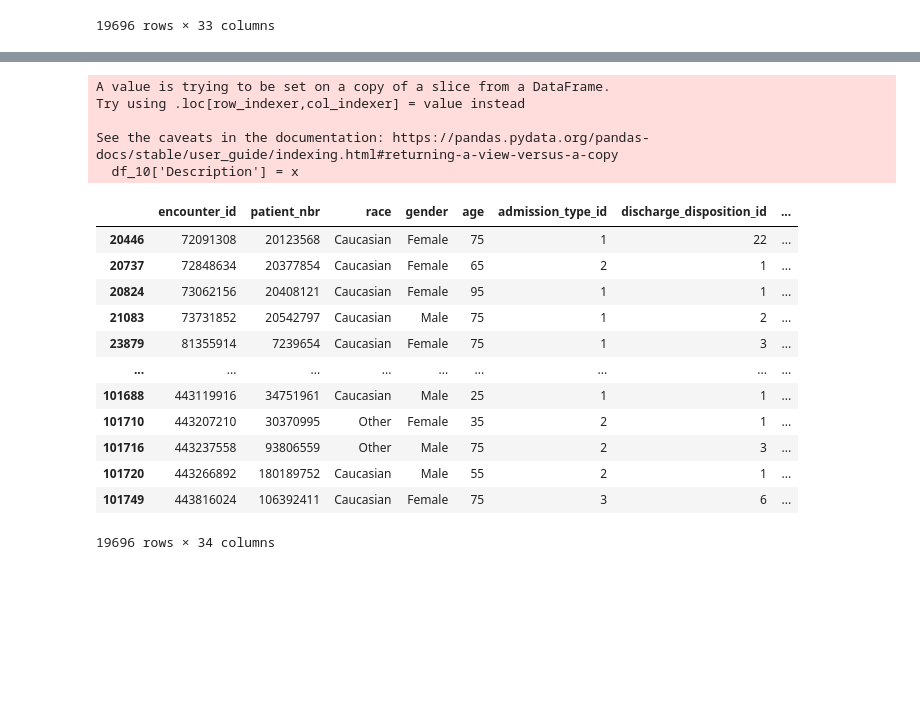
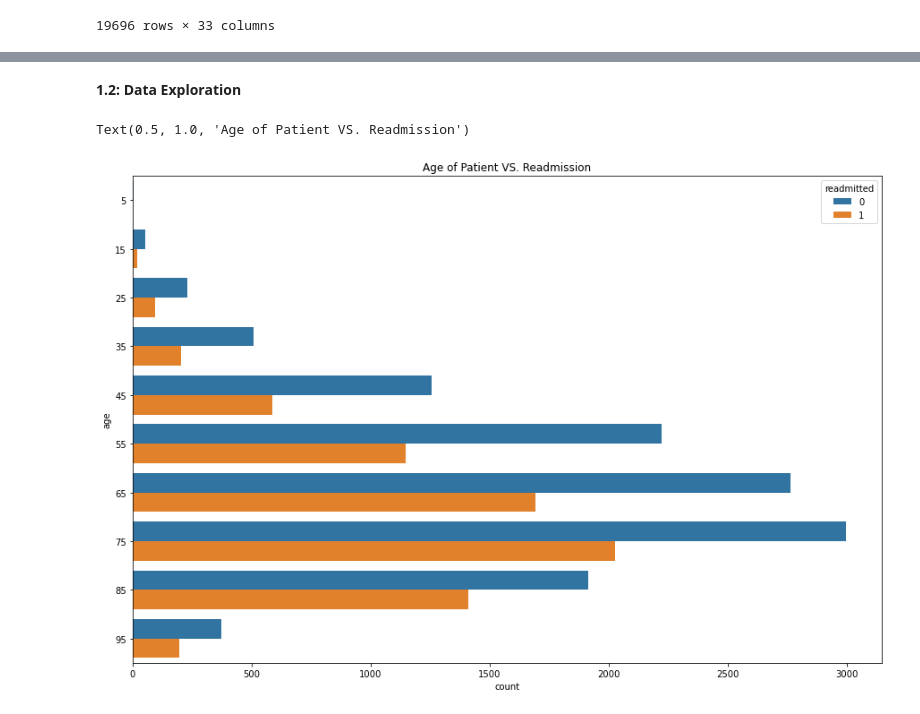
Before and after one commit to sufyaans/bigdata_cw2, a Jupyter notebook: 193_solution.ipynb, the cells around one changed output, grey strips where cells are left out. Saved outputs shown, nothing was run; the diff lists cells and outputs as text; code cells hidden in the pictures; blank space fills up the shorter version.

```diff
--- a/193_solution.ipynb
+++ b/193_solution.ipynb
@@ -292,7 +302,7 @@ df_10.shape
 (19696, 33)
 # %%
 #Data exploration Hint 3
-df_10["readmitted"].replace({"NO": "0", ">30": "1", "<30":"1"}, inplace=True)
+df_10["readmitted"].replace({"NO": 0, ">30": 1, "<30":1}, inplace=True)
 df_10
 # %% [output]
 A value is trying to be set on a copy of a slice from a DataFrame
@@ -342,38 +325 @@ df_13.plot.bar(figsize=(12, 8))
-# %%
-#Combining diabetic_data.csv and icd_codes.csv
-icdCodes.shape
-x = []
-
-for i, row in df_10.iterrows():
-  diag = df_10.diag_1[i]
-  descRow = icdCodes[(icdCodes['ICD_Code'] == diag)]
-  try:
-    desc = descRow['Description'].values[0]
-    x.append(desc)
-  except:
-    x.append("None")
-
-
-df_10['Description'] = x
-
-df_10
-# %% [output]
-A value is trying to be set on a copy of a slice from a DataFrame.
-Try using .loc[row_indexer,col_indexer] = value instead
-
-See the caveats in the documentation: https://pandas.pydata.org/pandas-docs/stable/user_guide/indexing.html#returning-a-view-versus-a-copy
-  df_10['Description'] = x
-|  | encounter_id | patient_nbr | race | gender | age | admission_type_id | discharge_disposition_id | ... |
-| 20446 | 72091308 | 20123568 | Caucasian | Female | 75 | 1 | 22 | ... |
-| 20737 | 72848634 | 20377854 | Caucasian | Female | 65 | 2 | 1 | ... |
-| 20824 | 73062156 | 20408121 | Caucasian | Female | 95 | 1 | 1 | ... |
-| 21083 | 73731852 | 20542797 | Caucasian | Male | 75 | 1 | 2 | ... |
-| 23879 | 81355914 | 7239654 | Caucasian | Female | 75 | 1 | 3 | ... |
-| ... | ... | ... | ... | ... | ... | ... | ... | ... |
-| 101688 | 443119916 | 34751961 | Caucasian | Male | 25 | 1 | 1 | ... |
-| 101710 | 443207210 | 30370995 | Other | Female | 35 | 2 | 1 | ... |
-| 101716 | 443237558 | 93806559 | Other | Male | 75 | 2 | 3 | ... |
-| 101720 | 443266892 | 180189752 | Caucasian | Male | 55 | 2 | 1 | ... |
-| 101749 | 443816024 | 106392411 | Caucasian | Female | 75 | 3 | 6 | ... |
-19696 rows × 34 columns
 # %%
@@ -382,11 +328,19 @@ count0 = df_10[df_10['readmitted'] == "0"] #All NOT readmitted
+# %% [markdown]
+**1.2: Data Exploration**
 # %%
 #Age impact on readmission rates
 
 # df_age_count1 = count1.groupby('age')['readmitted'].count()
 # df_age_count0 = count0.groupby('age')['readmitted'].count()
 
 # df_age_count1.plot.bar(figsize=(12, 8), x = "age", title = "Have been readmitted")
 # df_age_count0.plot.bar(figsize=(12, 8), x = "age", title = "Have NOT been readmitted")
+
+fig = plt.figure(figsize=(15,10))
+sns.countplot(y= df_10['age'], hue = df_10['readmitted']).set_title('Age of Patient VS. Readmission')
+# %% [output]
+Text(0.5, 1.0, 'Age of Patient VS. Readmission')
+[figure, added]
 # %%
 #Race impact on readmission rates
 
```
Also changed, not shown: parts of 29 cells of this notebook.
